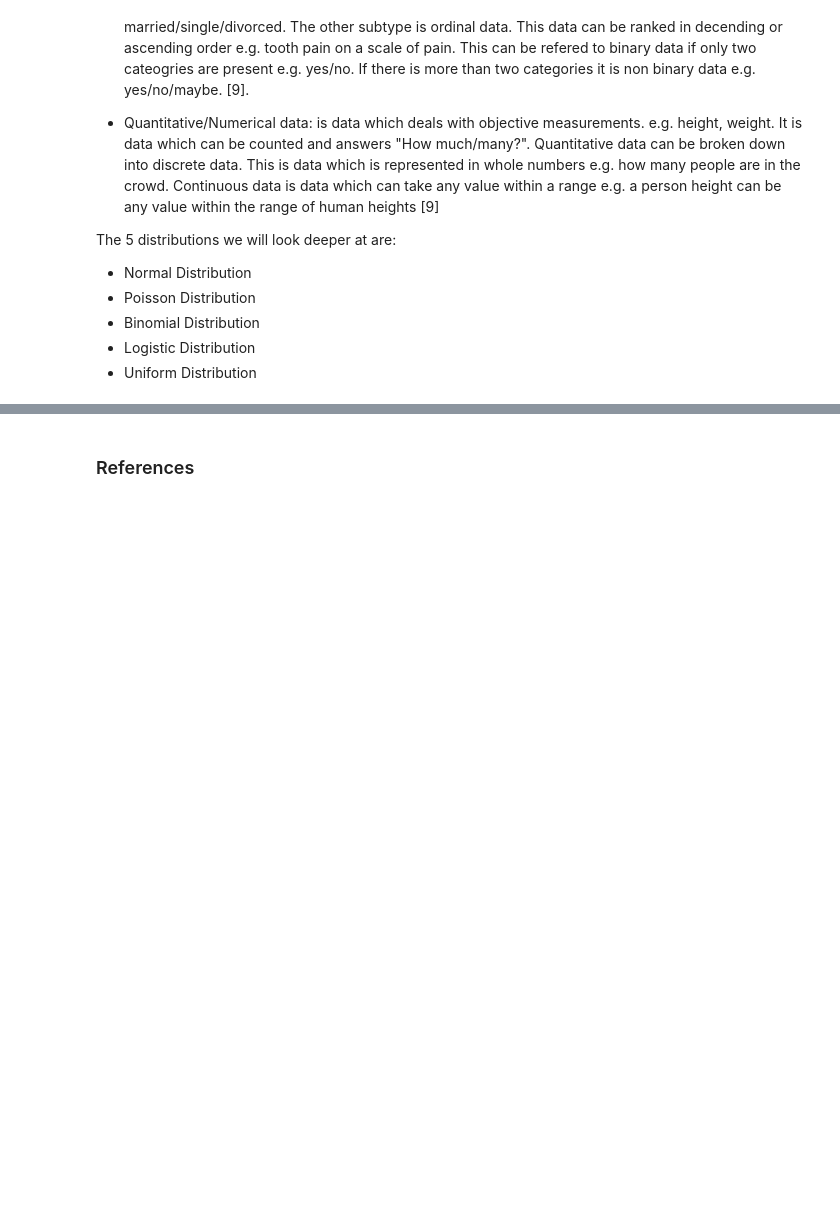
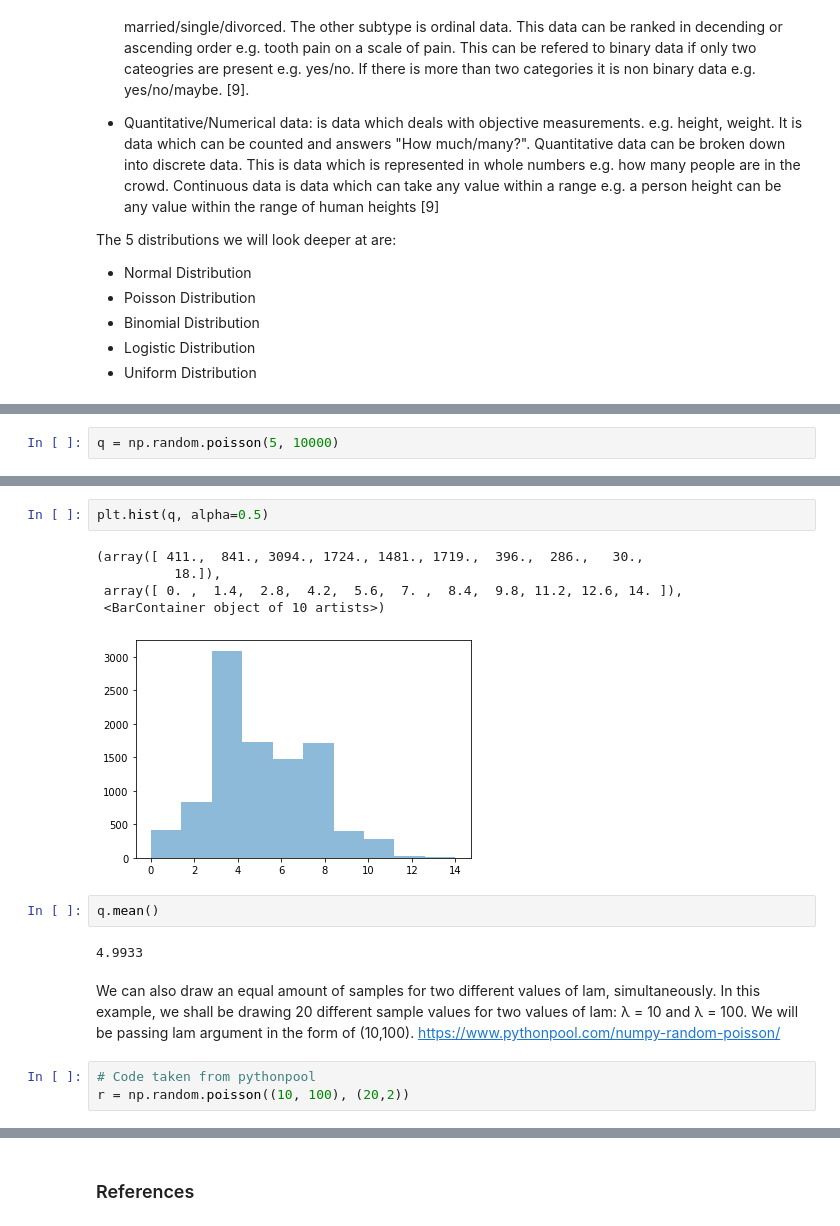
Before and after one commit to kmcd14/ProgrammingDA-assessment, a Jupyter notebook: numpy-random.ipynb, the cells around one changed output, grey strips where cells are left out. Drawn from its saved outputs; the diff is of its cells as text; blank space fills up the shorter version.

```diff
--- a/numpy-random.ipynb
+++ b/numpy-random.ipynb
@@ -359,0 +451,2 @@ The 5 distributions we will look deeper at are:
+# %%
+q = np.random.poisson(5, 10000)
@@ -359,0 +457,17 @@ The 5 distributions we will look deeper at are:
+# %%
+plt.hist(q, alpha=0.5)
+# %% [output]
+(array([ 411.,  841., 3094., 1724., 1481., 1719.,  396.,  286.,   30.,
+          18.]),
+ array([ 0. ,  1.4,  2.8,  4.2,  5.6,  7. ,  8.4,  9.8, 11.2, 12.6, 14. ]),
+ <BarContainer object of 10 artists>)
+[figure, added]
+# %%
+q.mean()
+# %% [output]
+4.9933
+# %% [markdown]
+We can also draw an equal amount of samples for two different values of lam, simultaneously. In this example, we shall be drawing 20 different sample values for two values of lam: λ = 10 and λ = 100. We will be passing lam argument in the form of (10,100). https://www.pythonpool.com/numpy-random-poisson/
+# %%
+# Code taken from pythonpool
+r = np.random.poisson((10, 100), (20,2))
```
Also changed, not shown: parts of 16 cells of this notebook.
